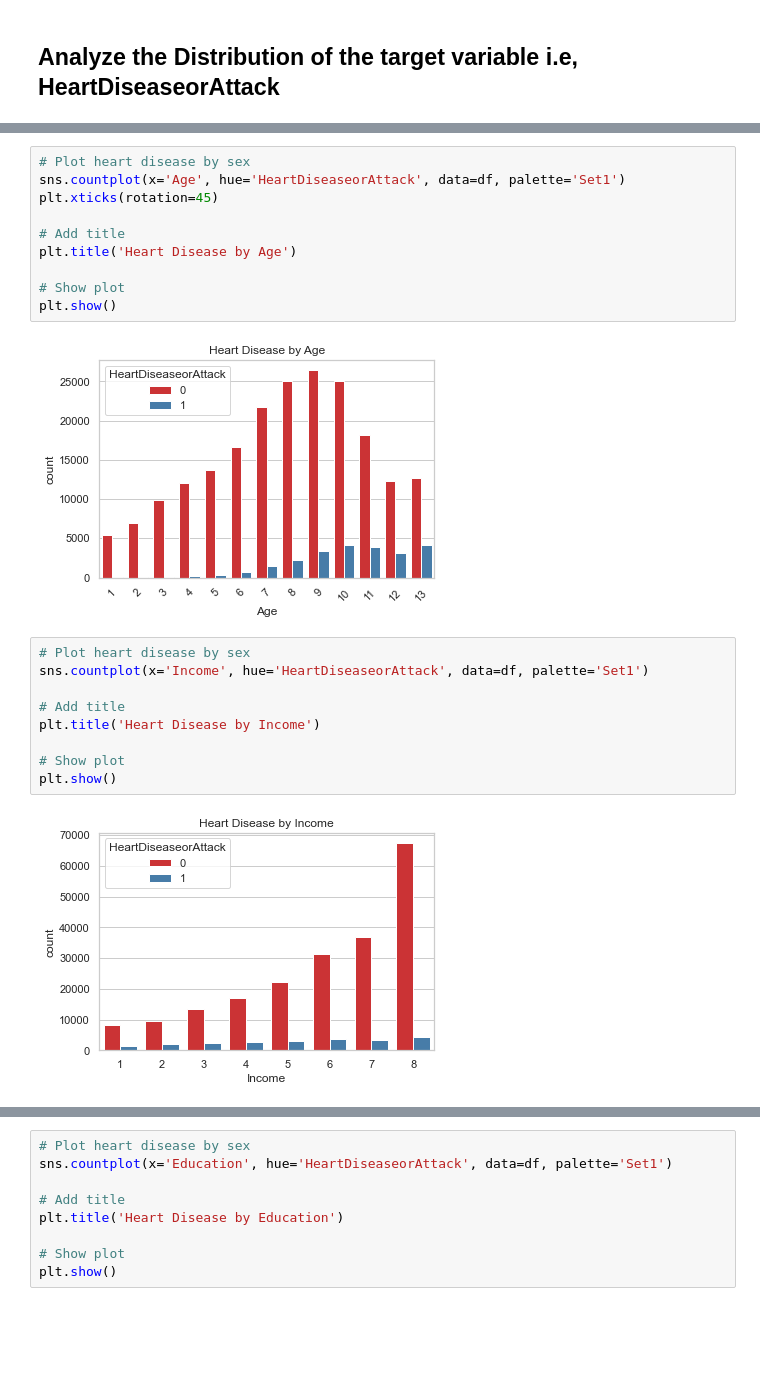
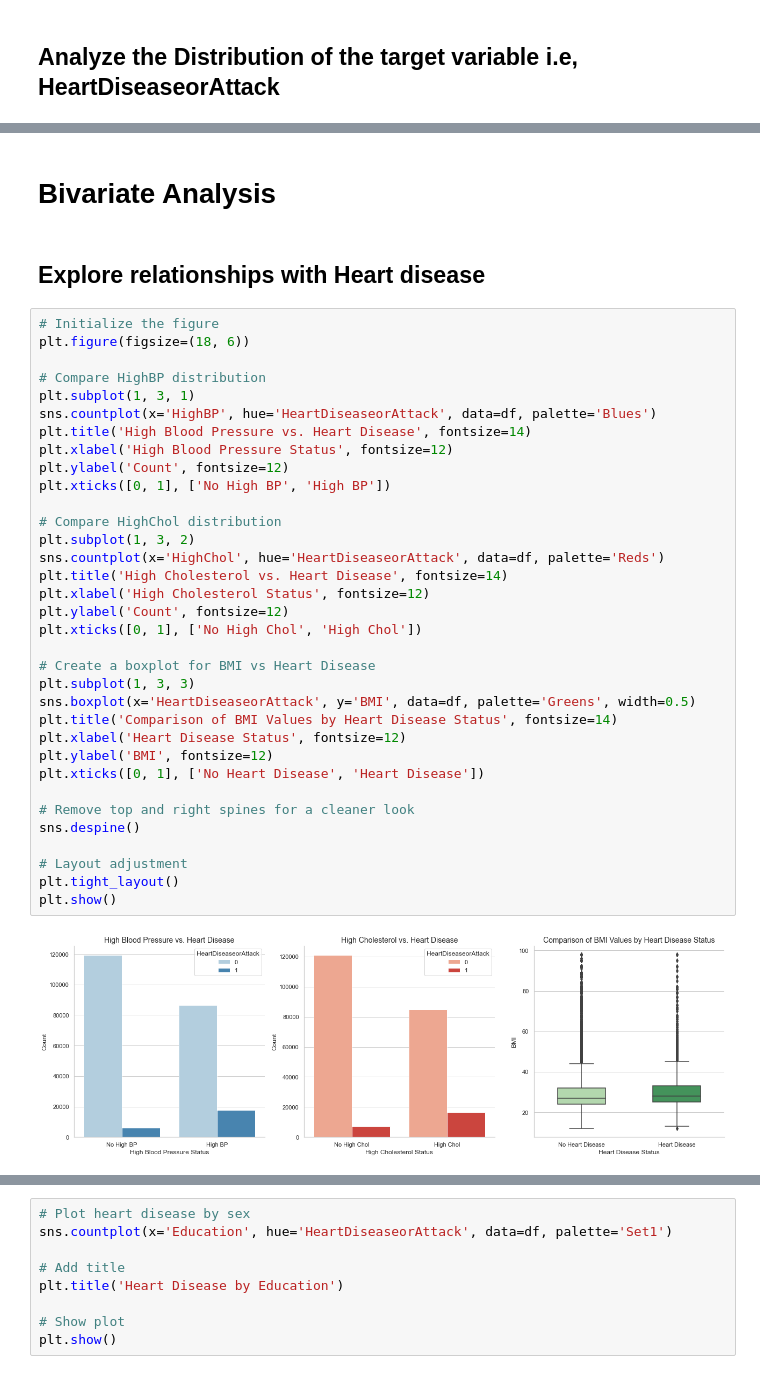
Before and after one commit to pr1thvi/HeartRisk-Demographic-Analysis, a Jupyter notebook: Mentormind_Healthcare_Analytics.ipynb, the cells around one changed output, grey strips where cells are left out. Drawn from its saved outputs; the diff is of its cells as text; blank space fills up the shorter version.

Commit message:
Bivariate Analysis

```diff
--- a/Mentormind_Healthcare_Analytics.ipynb
+++ b/Mentormind_Healthcare_Analytics.ipynb
@@ -204,23 +190,40 @@ plt.show()
-# %%
-# Plot heart disease by sex
-sns.countplot(x='Age', hue='HeartDiseaseorAttack', data=df, palette='Set1')
-plt.xticks(rotation=45)
-
-# Add title
-plt.title('Heart Disease by Age')
-
-# Show plot
-plt.show()
-# %% [output]
-[figure, removed]
-# %%
-# Plot heart disease by sex
-sns.countplot(x='Income', hue='HeartDiseaseorAttack', data=df, palette='Set1')
-
-# Add title
-plt.title('Heart Disease by Income')
-
-# Show plot
-plt.show()
-# %% [output]
-[figure, removed]
+# %% [markdown]
+# Bivariate Analysis
+# %% [markdown]
+## Explore relationships with Heart disease
+# %%
+# Initialize the figure
+plt.figure(figsize=(18, 6))
+
+# Compare HighBP distribution
+plt.subplot(1, 3, 1)
+sns.countplot(x='HighBP', hue='HeartDiseaseorAttack', data=df, palette='Blues')
+plt.title('High Blood Pressure vs. Heart Disease', fontsize=14)
+plt.xlabel('High Blood Pressure Status', fontsize=12)
+plt.ylabel('Count', fontsize=12)
+plt.xticks([0, 1], ['No High BP', 'High BP'])
+
+# Compare HighChol distribution
+plt.subplot(1, 3, 2)
+sns.countplot(x='HighChol', hue='HeartDiseaseorAttack', data=df, palette='Reds')
+plt.title('High Cholesterol vs. Heart Disease', fontsize=14)
+plt.xlabel('High Cholesterol Status', fontsize=12)
+plt.ylabel('Count', fontsize=12)
+plt.xticks([0, 1], ['No High Chol', 'High Chol'])
+
+# Create a boxplot for BMI vs Heart Disease
+plt.subplot(1, 3, 3)
+sns.boxplot(x='HeartDiseaseorAttack', y='BMI', data=df, palette='Greens', width=0.5)
+plt.title('Comparison of BMI Values by Heart Disease Status', fontsize=14)
+plt.xlabel('Heart Disease Status', fontsize=12)
+plt.ylabel('BMI', fontsize=12)
+plt.xticks([0, 1], ['No Heart Disease', 'Heart Disease'])
+
+# Remove top and right spines for a cleaner look
+sns.despine()
+
+# Layout adjustment
+plt.tight_layout()
+plt.show()
+# %% [output]
+[figure, added]
```
Also changed, not shown: parts of 12 cells of this notebook.
